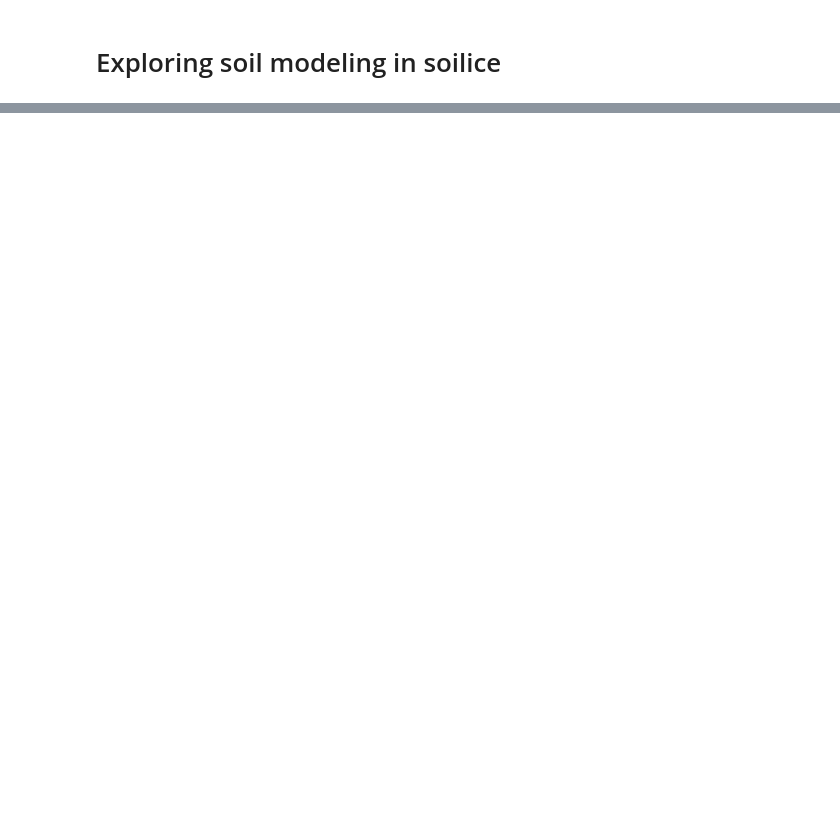
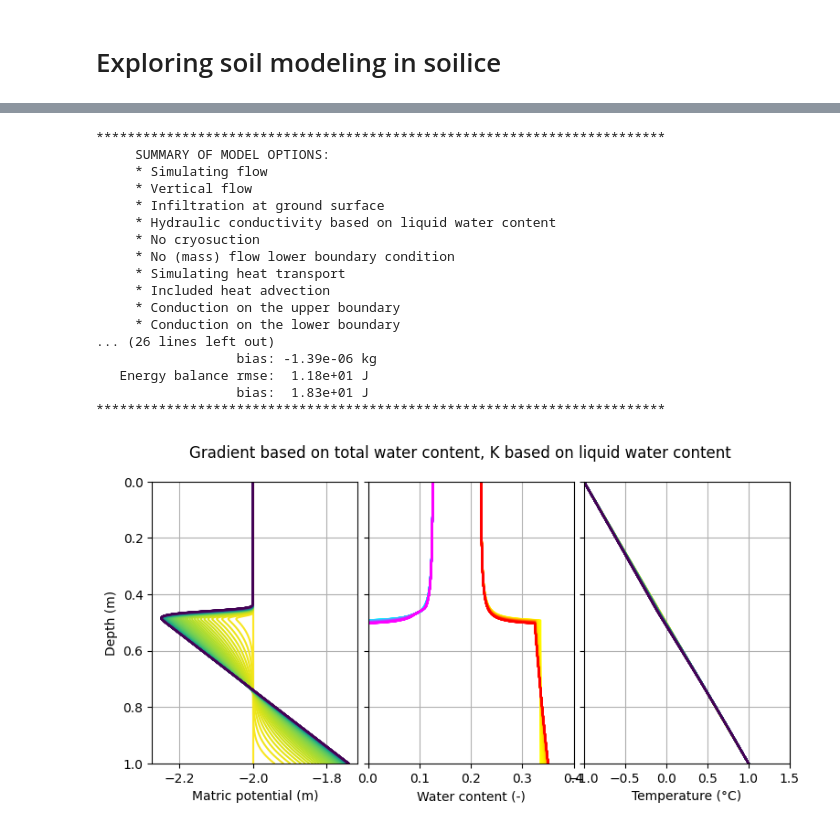
Before and after one commit to amireson/soilice, a Jupyter notebook: notebooks/04_Cryosuction.ipynb, the cells around one changed output, grey strips where cells are left out. Saved outputs shown, nothing was run; the diff lists cells and outputs as text; code cells hidden in the pictures; blank space fills up the shorter version.

```diff
--- a/notebooks/04_Cryosuction.ipynb
+++ b/notebooks/04_Cryosuction.ipynb
@@ -139 +166,33 @@ pl.savefig('figures/04_cryo01.png')
+# %%
+# Run 2nd scenario
+opts['cryoK']=1.                 # K based on psif
+opts['cryoGradient']=0.              # gradient based on psie
+sim.opts=opts
+sim.setBCs(TTop=-1,TBot=1)
+sim.setICs(psi0=-2,T0=[-1,1])
+sim.printOpts()
+out=sim.run()
+out.title=f"Gradient based on total water content, K based on liquid water content"
+
+profilePlot(out,xl=[-3,-1,0.,0.4,-1,1.5],popt=opts['cryoGradient'])
+pl.savefig('figures/04_cryo02.png')
+# %% [output]
+*************************************************************************
+     SUMMARY OF MODEL OPTIONS:
+     * Simulating flow
+     * Vertical flow
+     * Infiltration at ground surface
+     * Hydraulic conductivity based on liquid water content
+     * No cryosuction
+     * No (mass) flow lower boundary condition
+     * Simulating heat transport
+     * Included heat advection
+     * Conduction on the upper boundary
+     * Conduction on the lower boundary
+... (26 lines left out)
+                  bias: -1.39e-06 kg
+   Energy balance rmse:  1.18e+01 J
+                  bias:  1.83e+01 J
+*************************************************************************
+[figure, added]
 # %%
```
Also changed, not shown: parts of 13 cells of this notebook, 38 other files.
